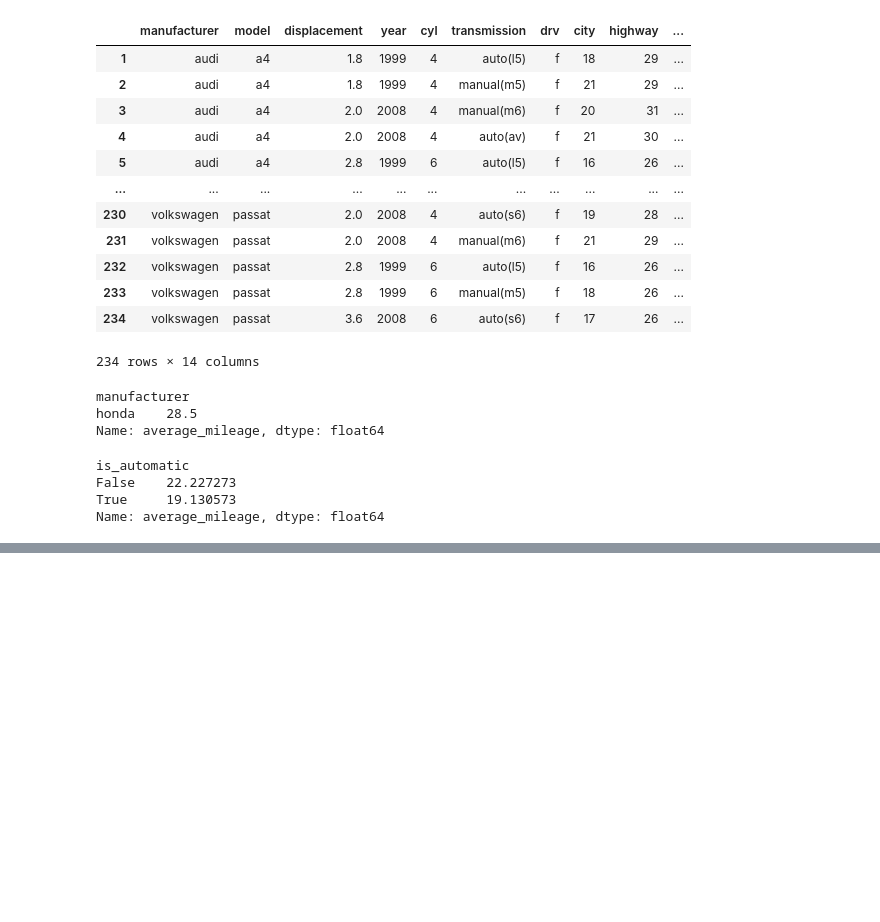
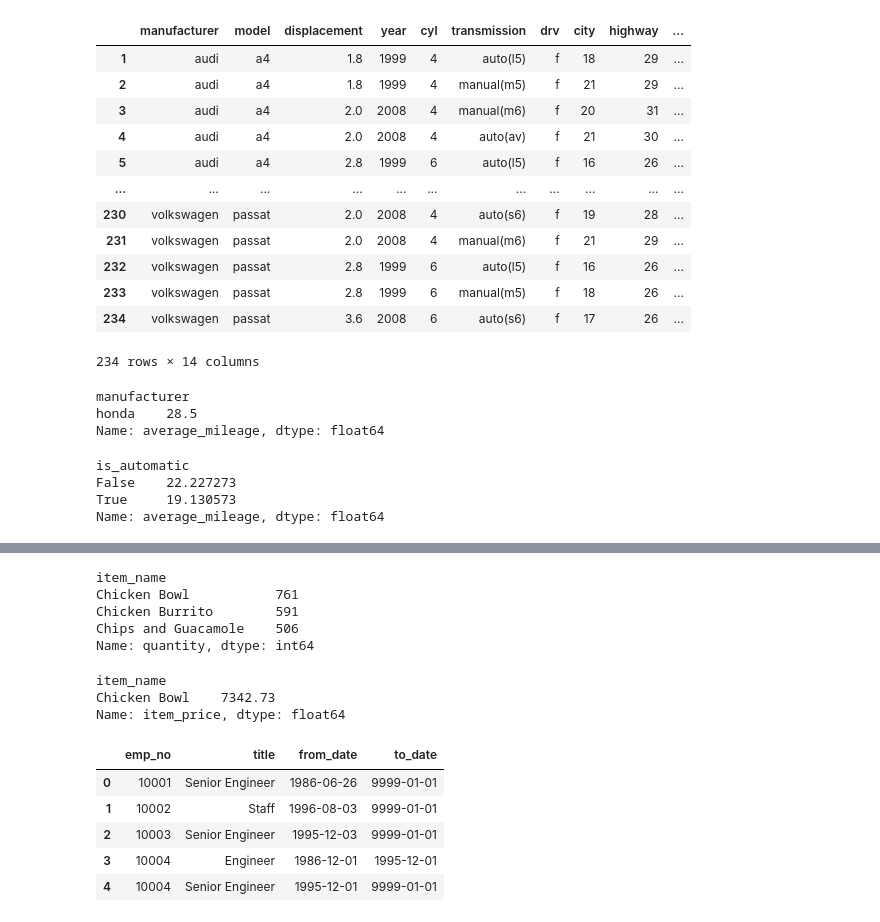
Before and after one commit to annah-vu/numpy-pandas-visualization-exercises, a Jupyter notebook: advanced_dataframes.ipynb, the cells around one changed output, grey strips where cells are left out. Cells and saved outputs as stored; diff of their text form; code cells hidden in the pictures; blank space fills up the shorter version.

```diff
--- a/advanced_dataframes.ipynb
+++ b/advanced_dataframes.ipynb
@@ -394,0 +425,29 @@ Name: average_mileage, dtype: float64
+# %%
+#3.) What are the most popular 3 items?
+orders_df.groupby('item_name').quantity.sum().sort_values(ascending = False).nlargest(3, keep='all')
+# %% [output]
+item_name
+Chicken Bowl           761
+Chicken Burrito        591
+Chips and Guacamole    506
+Name: quantity, dtype: int64
+# %%
+#4.) Which item has produced the most revenue?
+orders_df.groupby('item_name').item_price.sum().nlargest(1,keep='all')
+# %% [output]
+item_name
+Chicken Bowl    7342.73
+Name: item_price, dtype: float64
+# %%
+#5.) Using the titles DataFrame, visualize the number of employees with each title.
+get_db_url(username,password,host,'employees')
+employees_url = get_db_url(username,password,host,'employees')
+titles_df = pd.read_sql('select * from titles', employees_url)
+titles_df.head(5)
+# %% [output]
+|  | emp_no | title | from_date | to_date |
+| 0 | 10001 | Senior Engineer | 1986-06-26 | 9999-01-01 |
+| 1 | 10002 | Staff | 1996-08-03 | 9999-01-01 |
+| 2 | 10003 | Senior Engineer | 1995-12-03 | 9999-01-01 |
+| 3 | 10004 | Engineer | 1986-12-01 | 1995-12-01 |
+| 4 | 10004 | Senior Engineer | 1995-12-01 | 9999-01-01 |
```
Also changed, not shown: parts of 10 cells of this notebook.
